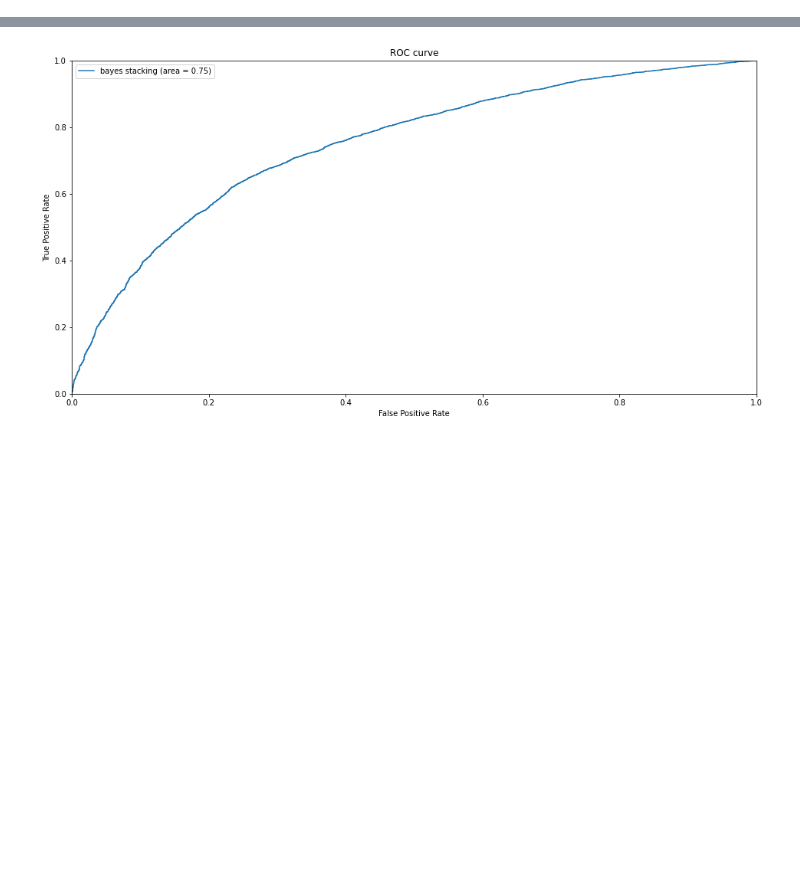
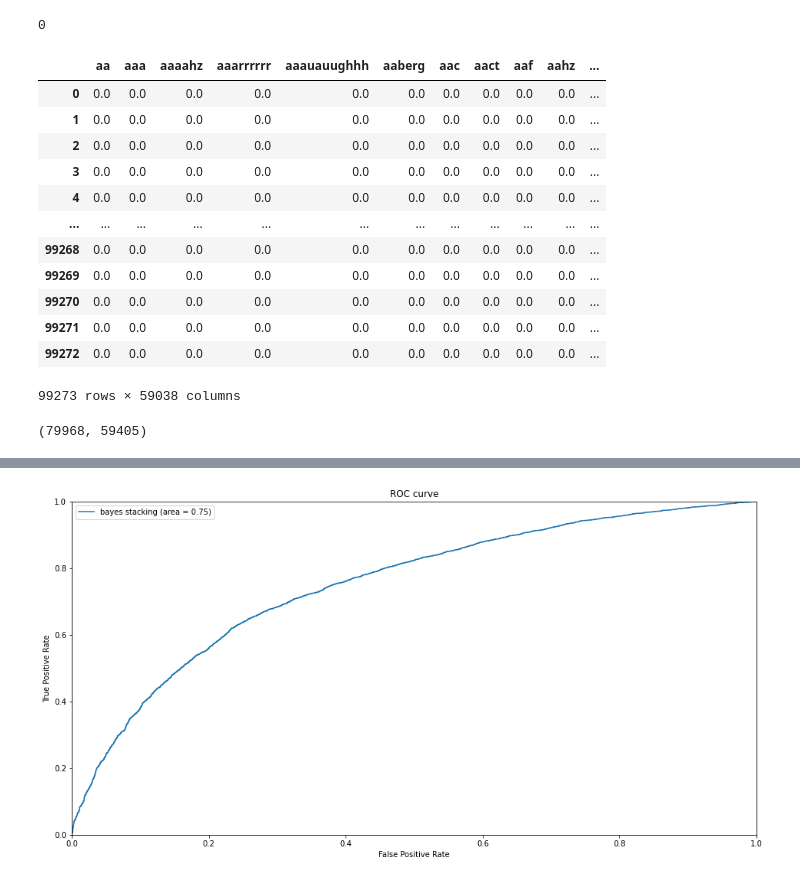
Before and after one commit to HishamAlkaed/Kickstarter, a Jupyter notebook: Modeling&Evaluation.ipynb, the cells around one changed output, grey strips where cells are left out. Drawn from its saved outputs; the diff is of its cells as text; code cells hidden in the pictures; blank space fills up the shorter version.

```diff
--- a/Modeling&Evaluation.ipynb
+++ b/Modeling&Evaluation.ipynb
@@ -32,4 +36,8 @@ from sklearn.naive_bayes import MultinomialNB, GaussianNB, CategoricalNB
 from sklearn import metrics
 # %%
 # df1 = pd.read_csv('clean_dataset.csv')
-df = pd.read_csv('clean_dataset_old.csv')
+# df = pd.read_csv('clean_dataset_old.csv')
+df = pd.read_csv('one_hot_dataset.csv')
+# df_fxrate = pd.read_csv('KS_train_data.csv')
+# df_fxrate = clean.remove_unneeded(df_fxrate)
+# df['goal_usd'] = df_fxrate.apply(lambda x: x.fx_rate* x.goal, axis=1)
@@ -36,4 +65,4 @@ df = pd.read_csv('clean_dataset_old.csv')
 # %%
-encoder = ce.one_hot.OneHotEncoder(cols=['category', 'country', 'currency', 'subcategory', 'staff_pick'])
+# encoder = ce.one_hot.OneHotEncoder(cols=['category', 'country', 'currency', 'subcategory', 'staff_pick'])
 
-df = encoder.fit_transform(df)
+# df = encoder.fit_transform(df)
@@ -95,18 +124,44 @@ metrics.accuracy_score(y_test, result)
 # %%
 df = df.dropna(subset=['name'])
 df = df.drop(df[df.name.str.isnumeric()].index)
+# %%
+df.name.isna().sum()
+# %% [output]
+0
 # %%
 
-name_vectorizer = CountVectorizer()
-name_vectors = name_vectorizer.fit_transform(df['name'])
+# name_vectorizer = CountVectorizer()
+# name_vectors = name_vectorizer.fit_transform(df['name'])
 
 blurb_vectorizer = CountVectorizer()
 blurb_vectors = blurb_vectorizer.fit_transform(df['blurb'])
+# print(blurb_vectors.shape)
+# # x_features_train is a combined representation containing both the keywords and the text vectors
+# x_features_train = sp.hstack([name_vectors, blurb_vectors, df['log_hbl'].values], format='csr')
+# # x_features_train = sp.vstack([x_features_train, df['log_hbl'].values], format='csr')
 
-# x_features_train is a combined representation containing both the keywords and the text vectors
-x_features_train = sp.hstack([name_vectors, blurb_vectors], format='csr')
+# x_features_train
 
+# tok = pd.SparseDataFrame(blurb_vectors, columns=blurb_vectorizer.get_feature_names(), index=df.index, default_fill_value=0)
+
+# tok = pd.DataFrame({"blurb": pd.arrays.SparseArray(blurb_vectors)})
+tok = pd.DataFrame.sparse.from_spmatrix(blurb_vectors, columns=blurb_vectorizer.get_feature_names())
+tok
 # y is decided above
-x_train_stack, x_test_stack, y_train_stack, y_test_stack = train_test_split(x_features_train, df.funded, test_size=0.2)
+# x_train_stack, x_test_stack, y_train_stack, y_test_stack = train_test_split(x_features_train, df.funded, test_size=0.2)
 
-text_val_stack, text_val_test_stack, target_val_stack, target_val_test_stack = train_test_split(x_test_stack, y_test_stack, test_size=0.50)
+# text_val_stack, text_val_test_stack, target_val_stack, target_val_test_stack = train_test_split(x_test_stack, y_test_stack, test_size=0.50)
+# %% [output]
+|  | aa | aaa | aaaahz | aaarrrrrr | aaauauughhh | aaberg | aac | aact | aaf | aahz | ... |
+| 0 | 0.0 | 0.0 | 0.0 | 0.0 | 0.0 | 0.0 | 0.0 | 0.0 | 0.0 | 0.0 | ... |
+| 1 | 0.0 | 0.0 | 0.0 | 0.0 | 0.0 | 0.0 | 0.0 | 0.0 | 0.0 | 0.0 | ... |
+| 2 | 0.0 | 0.0 | 0.0 | 0.0 | 0.0 | 0.0 | 0.0 | 0.0 | 0.0 | 0.0 | ... |
+| 3 | 0.0 | 0.0 | 0.0 | 0.0 | 0.0 | 0.0 | 0.0 | 0.0 | 0.0 | 0.0 | ... |
+| 4 | 0.0 | 0.0 | 0.0 | 0.0 | 0.0 | 0.0 | 0.0 | 0.0 | 0.0 | 0.0 | ... |
+| ... | ... | ... | ... | ... | ... | ... | ... | ... | ... | ... | ... |
+| 99268 | 0.0 | 0.0 | 0.0 | 0.0 | 0.0 | 0.0 | 0.0 | 0.0 | 0.0 | 0.0 | ... |
+| 99269 | 0.0 | 0.0 | 0.0 | 0.0 | 0.0 | 0.0 | 0.0 | 0.0 | 0.0 | 0.0 | ... |
+| 99270 | 0.0 | 0.0 | 0.0 | 0.0 | 0.0 | 0.0 | 0.0 | 0.0 | 0.0 | 0.0 | ... |
+| 99271 | 0.0 | 0.0 | 0.0 | 0.0 | 0.0 | 0.0 | 0.0 | 0.0 | 0.0 | 0.0 | ... |
+| 99272 | 0.0 | 0.0 | 0.0 | 0.0 | 0.0 | 0.0 | 0.0 | 0.0 | 0.0 | 0.0 | ... |
+99273 rows × 59038 columns
@@ -113,3 +172,7 @@ text_val_stack, text_val_test_stack, target_val_stack, target_val_test_stack = t
+# %%
+x_train_stack.shape
+# %% [output]
+(79968, 59405)
 # %%
 clf_nb_stack = MultinomialNB()
 clf_nb_stack.fit(x_train_stack, y_train_stack)
```
Also changed, not shown: parts of 20 cells of this notebook, 4 other files.
